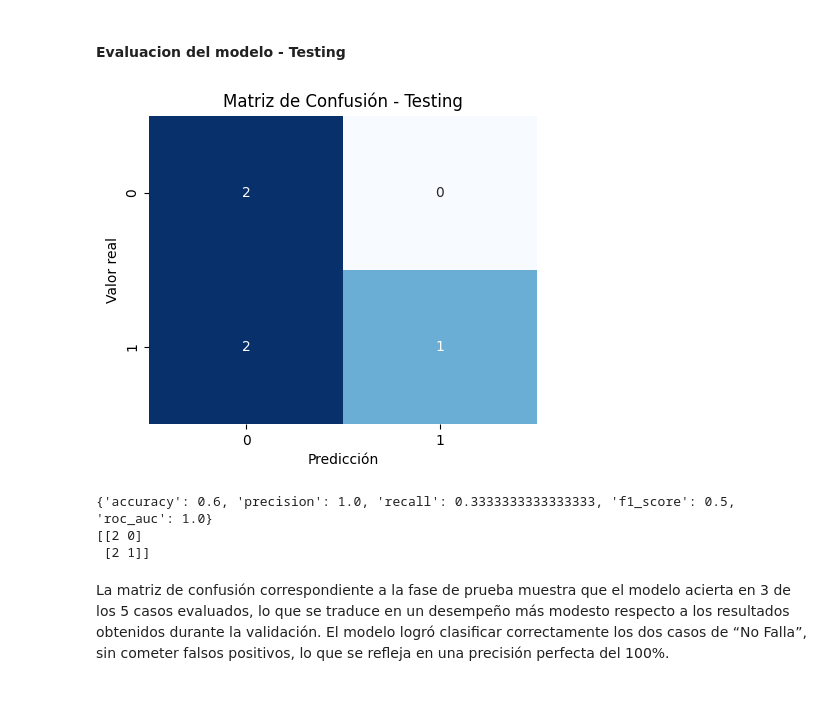
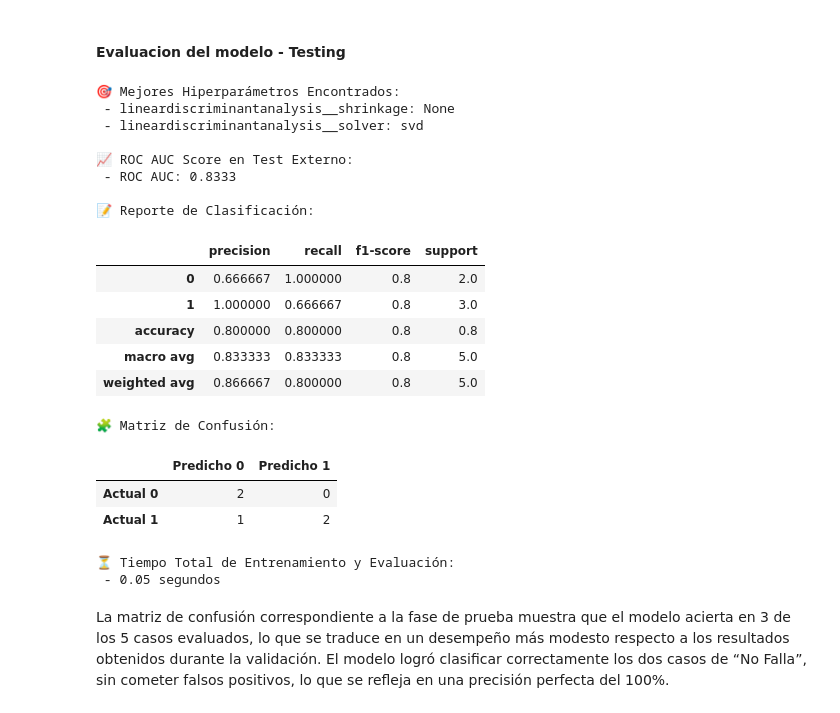
Before and after one commit to Iaibanez/jbook_ml202510, a Jupyter notebook: _sources/LDA.ipynb, the cells around one changed output. Cells and saved outputs as stored; diff of their text form; code cells hidden in the pictures.

```diff
--- a/_sources/LDA.ipynb
+++ b/_sources/LDA.ipynb
@@ -294,10 +254,0 @@ def train_and_evaluate_model(
-# %%
-metrics, confusion_mat, model = train_and_evaluate_model(X,y,pipe, best_overall_params)
-
-print(metrics)
-print(confusion_mat)
-# %% [output]
-[figure, removed]
-{'accuracy': 0.6, 'precision': 1.0, 'recall': 0.3333333333333333, 'f1_score': 0.5, 'roc_auc': 1.0}
-[[2 0]
- [2 1]]
@@ -304,3 +326,59 @@ print(confusion_mat)
+# %%
+def presentar_resultados(resultados):
+    print("🎯 Mejores Hiperparámetros Encontrados:")
+    for param, value in resultados['best_params'].items():
+        print(f" - {param}: {value}")
+
+    print("\n📈 ROC AUC Score en Test Externo:")
+    print(f" - ROC AUC: {resultados['roc_auc']:.4f}")
+
+    print("\n📝 Reporte de Clasificación:")
+    report_df = pd.DataFrame(resultados['classification_report']).transpose()
+    display(report_df)
+
+    print("\n🧩 Matriz de Confusión:")
+    matrix = resultados['confusion_matrix']
+    matrix_df = pd.DataFrame(
+        matrix,
+        index=["Actual 0", "Actual 1"],
+        columns=["Predicho 0", "Predicho 1"]
+    )
+    display(matrix_df)
+
+    print("\n⏳ Tiempo Total de Entrenamiento y Evaluación:")
+    print(f" - {resultados['tiempo_total']:.2f} segundos")
+# %%
+resultados = train_and_evaluate_final_model(
+    pipe=pipe,
+    param_grid=param_grid,
+    X_train_inner=X_train_inner,
+    y_train_inner=y_train_inner,
+    X_test_ext=X_test_ext,
+    y_test_ext=y_test_ext
+)
+
+presentar_resultados(resultados)
+# %% [output]
+🎯 Mejores Hiperparámetros Encontrados:
+ - lineardiscriminantanalysis__shrinkage: None
+ - lineardiscriminantanalysis__solver: svd
+
+📈 ROC AUC Score en Test Externo:
+ - ROC AUC: 0.8333
+
+📝 Reporte de Clasificación:
+|  | precision | recall | f1-score | support |
+| 0 | 0.666667 | 1.000000 | 0.8 | 2.0 |
+| 1 | 1.000000 | 0.666667 | 0.8 | 3.0 |
+| accuracy | 0.800000 | 0.800000 | 0.8 | 0.8 |
+| macro avg | 0.833333 | 0.833333 | 0.8 | 5.0 |
+| weighted avg | 0.866667 | 0.800000 | 0.8 | 5.0 |
+🧩 Matriz de Confusión:
+|  | Predicho 0 | Predicho 1 |
+| Actual 0 | 2 | 0 |
+| Actual 1 | 1 | 2 |
+⏳ Tiempo Total de Entrenamiento y Evaluación:
+ - 0.05 segundos
 # %% [markdown]
 La matriz de confusión correspondiente a la fase de prueba muestra que el modelo acierta en 3 de los 5 casos evaluados, lo que se traduce en un desempeño más modesto respecto a los resultados obtenidos durante la validación. El modelo logró clasificar correctamente los dos casos de “No Falla”, sin cometer falsos positivos, lo que se refleja en una precisión perfecta del 100%.
 # %%
```
Also changed, not shown: parts of 10 cells of this notebook, 13 other files.
